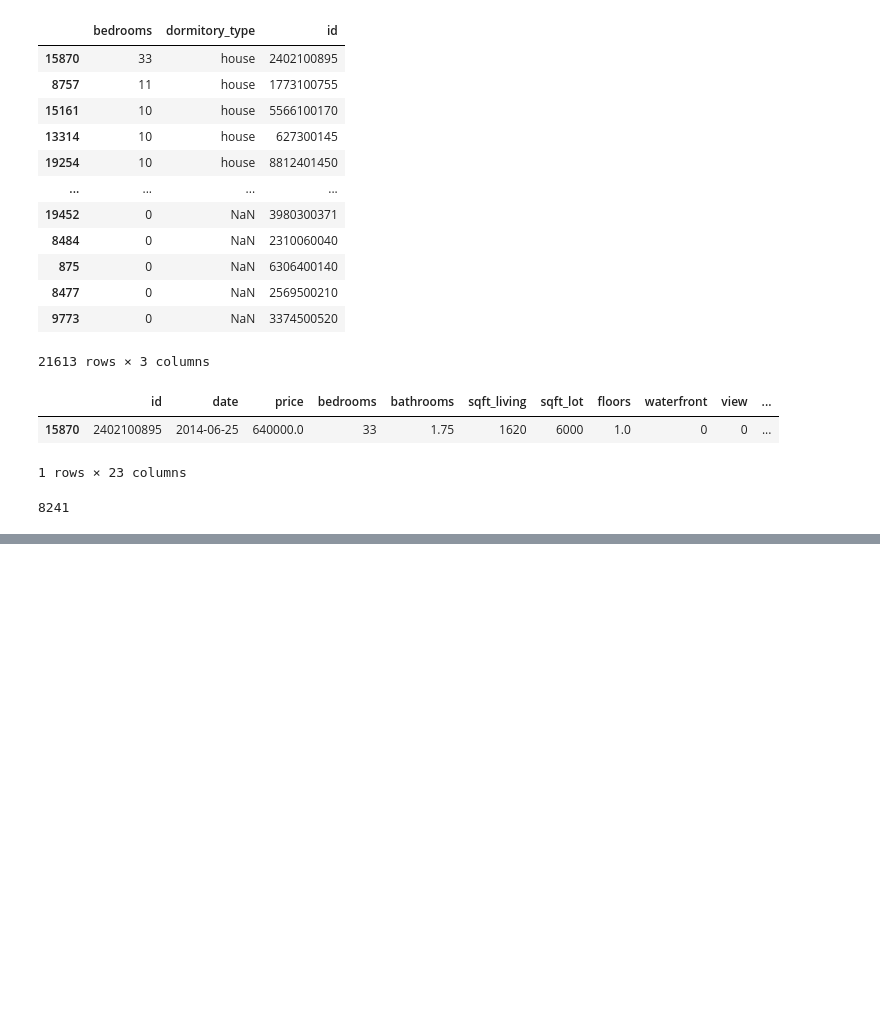
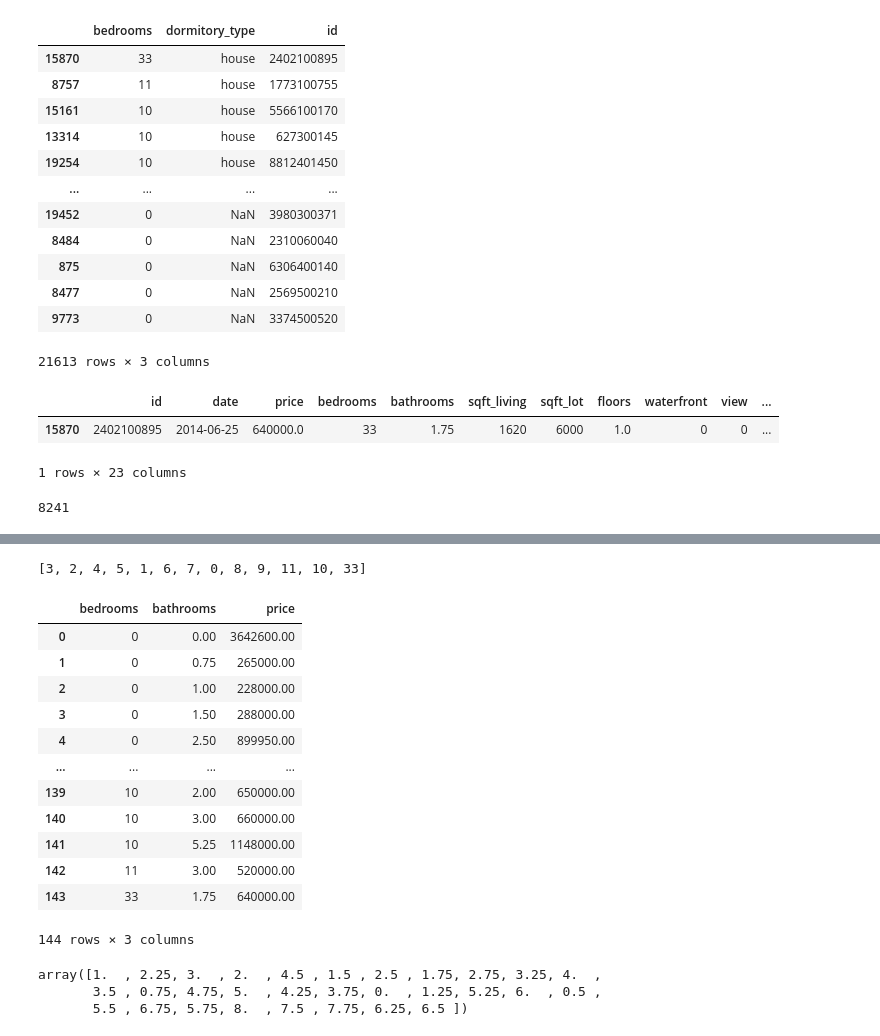
Before and after one commit to djalmarodriguess/Python, a Jupyter notebook: Pandas/House Sales.ipynb, the cells around one changed output, grey strips where cells are left out. Cells and saved outputs as stored; diff of their text form; code cells hidden in the pictures; blank space fills up the shorter version.

```diff
--- a/Pandas/House Sales.ipynb
+++ b/Pandas/House Sales.ipynb
@@ -634,0 +692,3 @@ plt.xticks(rotation= 90);
+# %%
+pd.set_option('float_format', '{:.2f}'.format)
+df[['bedrooms', 'price']].groupby('bedrooms').max().reset_index()
@@ -634,0 +727,26 @@ plt.xticks(rotation= 90);
+# %%
+aux1 = df['bedrooms'].unique().tolist()
+# %% [output]
+[3, 2, 4, 5, 1, 6, 7, 0, 8, 9, 11, 10, 33]
+# %%
+df[['bedrooms','bathrooms',  'price']].groupby(['bedrooms', 'bathrooms']).sum().reset_index()
+# %% [output]
+|  | bedrooms | bathrooms | price |
+| 0 | 0 | 0.00 | 3642600.00 |
+| 1 | 0 | 0.75 | 265000.00 |
+| 2 | 0 | 1.00 | 228000.00 |
+| 3 | 0 | 1.50 | 288000.00 |
+| 4 | 0 | 2.50 | 899950.00 |
+| ... | ... | ... | ... |
+| 139 | 10 | 2.00 | 650000.00 |
+| 140 | 10 | 3.00 | 660000.00 |
+| 141 | 10 | 5.25 | 1148000.00 |
+| 142 | 11 | 3.00 | 520000.00 |
+| 143 | 33 | 1.75 | 640000.00 |
+144 rows × 3 columns
+# %%
+df['bathrooms'].unique()
+# %% [output]
+array([1.  , 2.25, 3.  , 2.  , 4.5 , 1.5 , 2.5 , 1.75, 2.75, 3.25, 4.  ,
+       3.5 , 0.75, 4.75, 5.  , 4.25, 3.75, 0.  , 1.25, 5.25, 6.  , 0.5 ,
+       5.5 , 6.75, 5.75, 8.  , 7.5 , 7.75, 6.25, 6.5 ])
```
Also changed, not shown: parts of 51 cells of this notebook.
